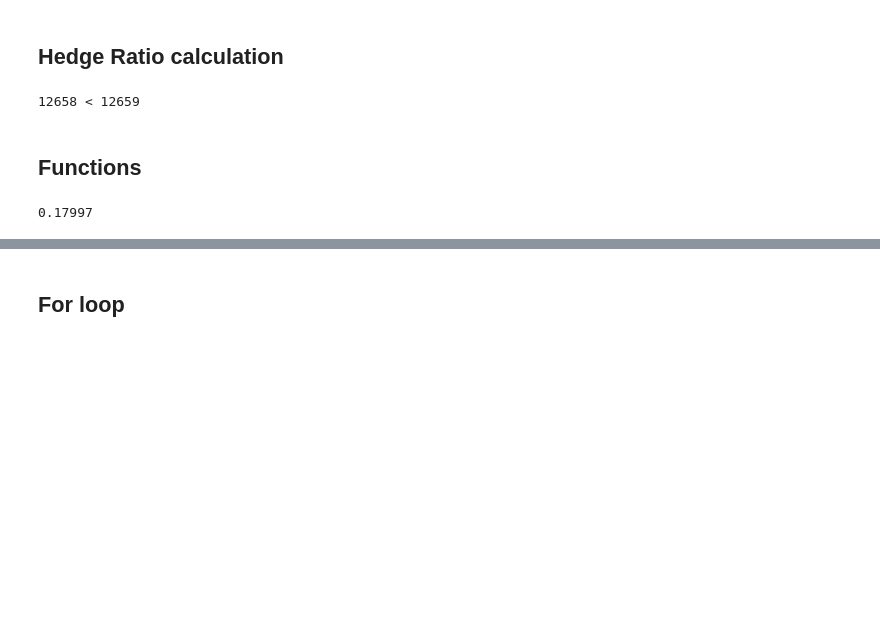
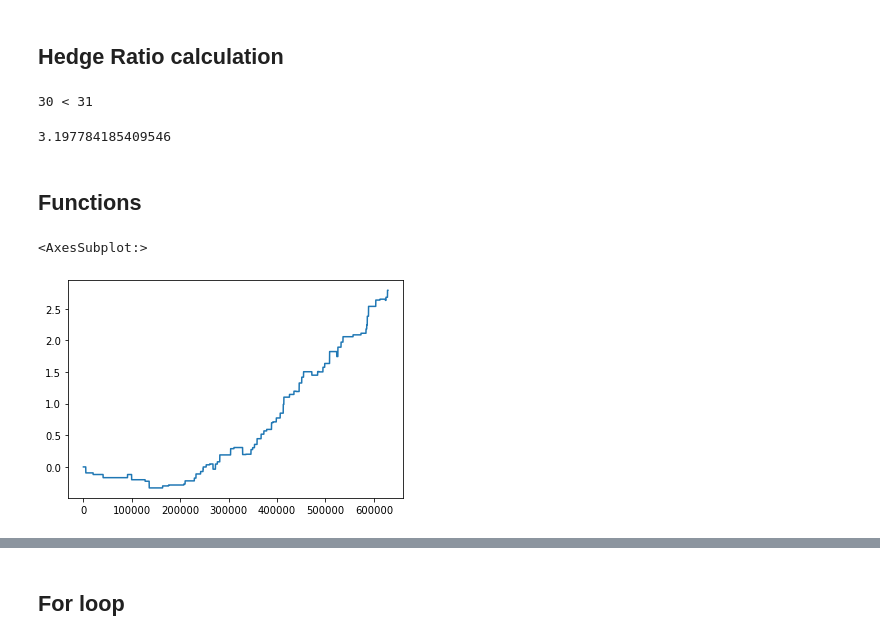
Before and after one commit to sunnymnie/crypto-printer, a Jupyter notebook: research/brute-force-optimizer.ipynb, the cells around one changed output, grey strips where cells are left out. Saved outputs shown, nothing was run; the diff lists cells and outputs as text; code cells hidden in the pictures; blank space fills up the shorter version.

```diff
--- a/research/brute-force-optimizer.ipynb
+++ b/research/brute-force-optimizer.ipynb
@@ -27,7 +27,8 @@ df = df.dropna()
 # %% [markdown]
 ## Hedge Ratio calculation
 # %%
-ds = 50 #downsample
+start = time.time()
+ds = 20000 #downsample
 hedge_ratio = np.full(df.shape[0], np.nan)
 l = math.floor(len(hedge_ratio)/ds)
 index = []
@@ -38,8 +39,10 @@ for t in np.arange(l):
                              data=df[:t*ds+1]).fit()  # Note this can deal with NaN in top row
     hedge_ratio[t] = regress_results.params[1]
     index.append(df.index[t*ds+1])
+time.time()-start
 # %% [output]
-12658 < 12659
+30 < 31
+3.197784185409546
 # %% [markdown]
 ## Functions
 # %%
@@ -140,5 +141,8 @@ row = spread.iloc[i]
-# %%
-row.Ah
-# %% [output]
-0.17997
+# %%
+spread = get_spread(4250) #ds=10000
+long_a, long_b, liquidate, cusum, returns, drawdowns = run_backtest(spread, 4.8, 0)
+pd.Series(cusum).plot()
+# %% [output]
+<AxesSubplot:>
+[figure, added]
 # %%
```
Also changed, not shown: parts of 3 cells of this notebook, 2 other files.
